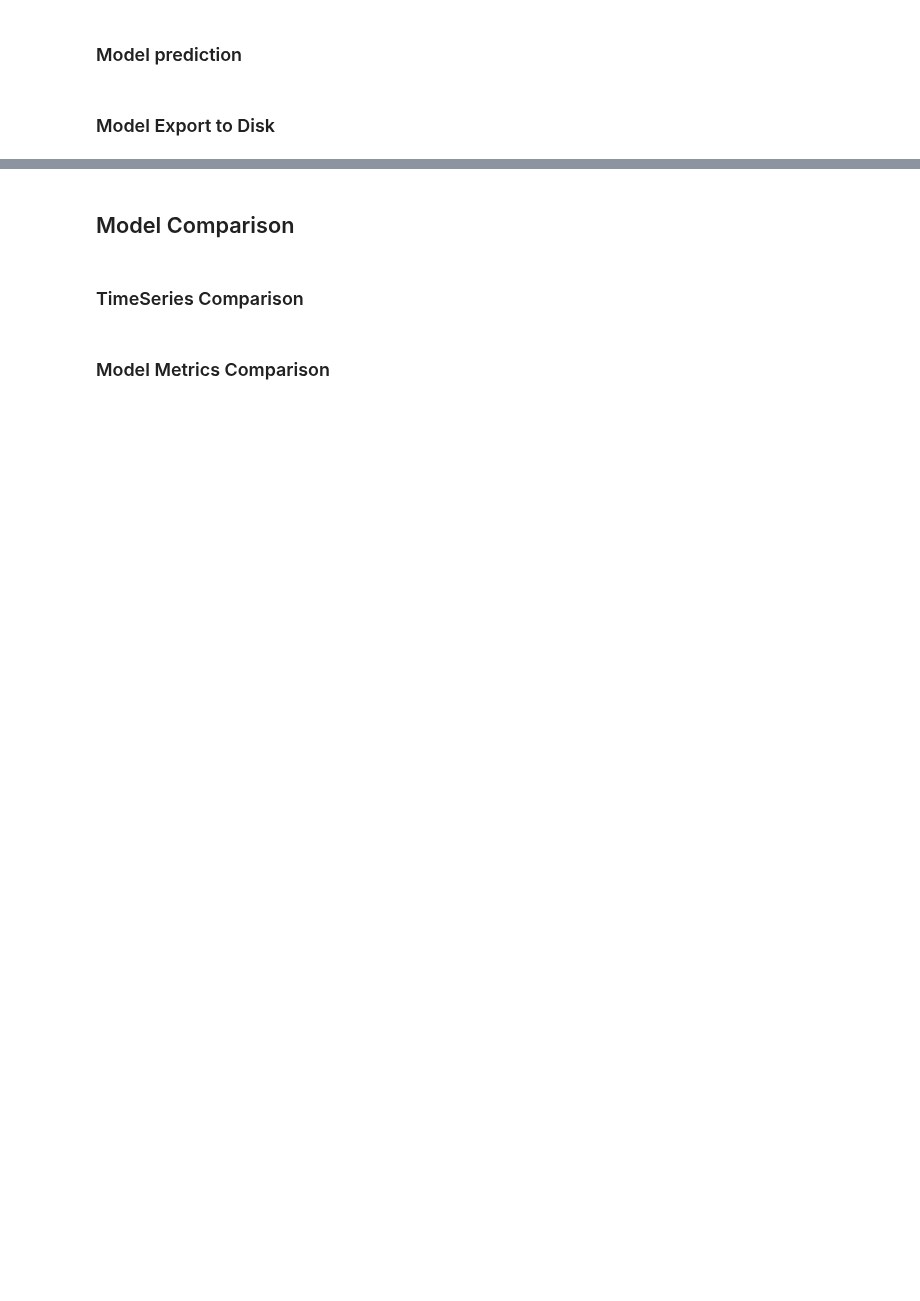
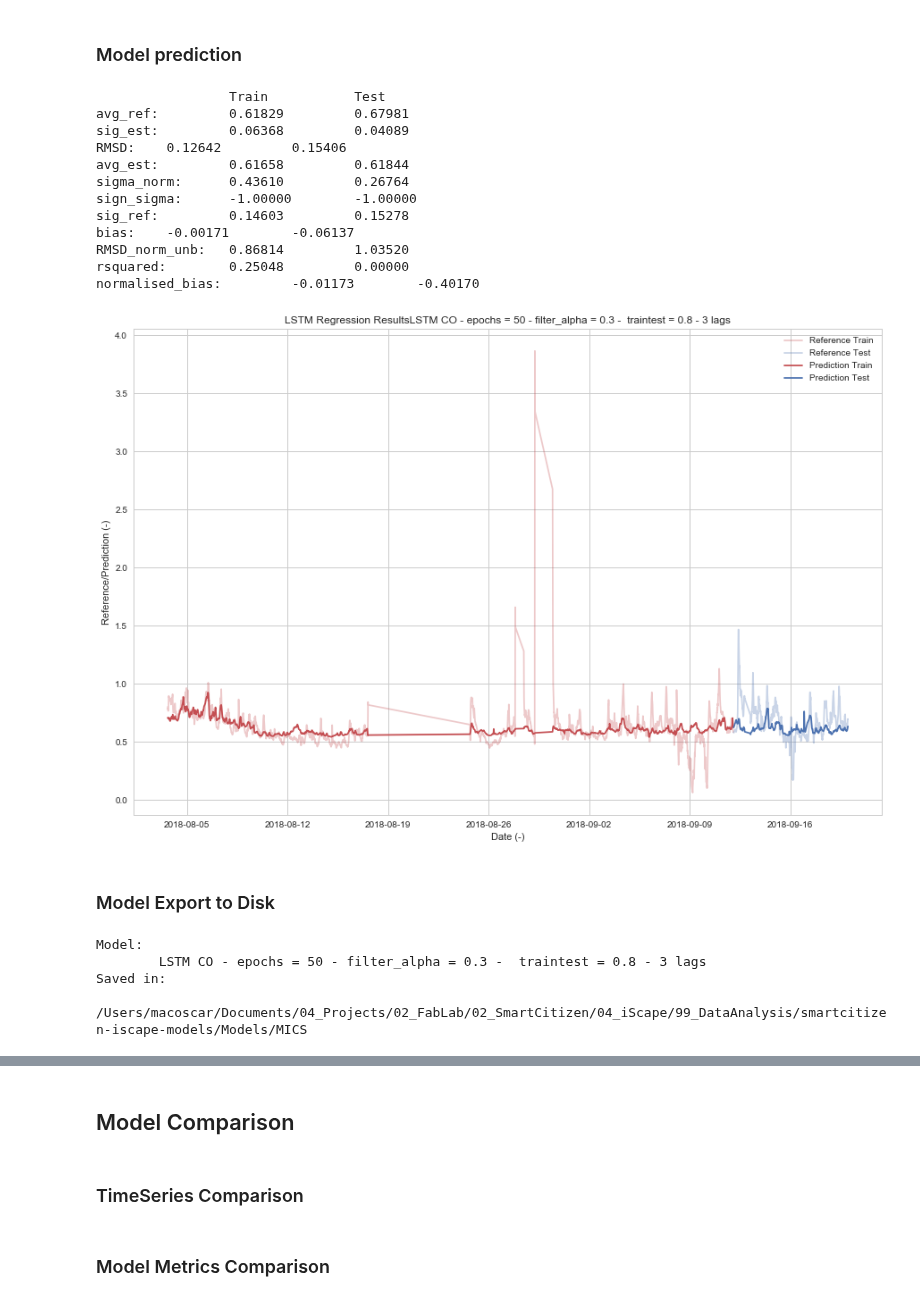
Before and after one commit to fablabbcn/smartcitizen-data, a Jupyter notebook: notebooks/Data-Analysis.ipynb, the cells around one changed output, grey strips where cells are left out. Cells and saved outputs as stored; diff of their text form; code cells hidden in the pictures; blank space fills up the shorter version.

```diff
--- a/notebooks/Data-Analysis.ipynb
+++ b/notebooks/Data-Analysis.ipynb
@@ -1943,30 +2059,46 @@ plot.title('LSTM Regression Results' + model_name_ML)
 plot.ylabel('Reference/Prediction (-)')
 plot.xlabel('Date (-)')
 plot.legend(loc='best')
 plot.show()
 
 ## Put everything in the dict
 dictModel = readings[test_model]['devices'][name_combined_data]
 
 # From https://hackmd.io/Y62wiJw0RaiBfU4Xhv8dQQ#
 dictModel[model_name_ML] = dict()
 dictModel[model_name_ML]['metrics'] = dict()
 dictModel[model_name_ML]['metrics']['train'] = metrics_model_train
 dictModel[model_name_ML]['metrics']['test'] = metrics_model_test
 
 # Model Parameters
 dictModel[model_name_ML]['parameters'] = dict()
 dictModel[model_name_ML]['parameters']['features'] = tuple_features
 dictModel[model_name_ML]['parameters']['ratio_train'] = n_train_periods
 dictModel[model_name_ML]['parameters']['scalerX'] = scalerX
 dictModel[model_name_ML]['parameters']['scalery'] = scalery
+dictModel[model_name_ML]['parameters']['n_lags'] = n_lags
+dictModel[model_name_ML]['parameters']['alpha_filter'] = alpha_filter
 
 dictModel[model_name_ML]['data'] = dict()
 dictModel[model_name_ML]['data']['train'] = dataFrameTrain
 dictModel[model_name_ML]['data']['test'] = dataFrameTest
 dictModel[model_name_ML]['model'] = model
 
 # Put it back in the readings dataframe
 readings[test_model]['devices'][name_combined_data]['model'][model_name_ML] = dictModel[model_name_ML]
 readings[test_model]['devices'][model_name_ML] = dict()
 readings[test_model]['devices'][model_name_ML]['data'] = dataFrameExport
+# %% [output]
+                 Train           Test
+avg_ref:         0.61829         0.67981
+sig_est:         0.06368         0.04089
+RMSD:    0.12642         0.15406
+avg_est:         0.61658         0.61844
+sigma_norm:      0.43610         0.26764
+sign_sigma:      -1.00000        -1.00000
+sig_ref:         0.14603         0.15278
+bias:    -0.00171        -0.06137
+RMSD_norm_unb:   0.86814         1.03520
+rsquared:        0.25048         0.00000
+normalised_bias:         -0.01173        -0.40170
+[figure, added]
@@ -2032,9 +2107,12 @@ plot.ylim([0,1])
 # %%
 from os.path import join
 from sklearn.externals import joblib
-from os import getcwd
+import json
 
-modelDirML = join(getcwd(), 'models/export')
+directory = '/Users/macoscar/Documents/04_Projects/02_FabLab/02_SmartCitizen/04_iScape/99_DataAnalysis/smartcitizen-iscape-models/'
+modelType = 'MICS' # MICS, ALPHASENSE OR PMS
+modelDirML = join(directory, 'Models/', modelType)
+summaryDir = join(directory, 'Models/summary.json')
 filenameML = join(modelDirML, model_name_ML)
 
 # Save everything
@@ -2045,4 +2123,17 @@ with open(filenameML + "_model.json", "w") as json_file:
     json_file.write(model_json)
 
 model.save_weights(filenameML + "_model.h5")
-print("Model " + model_name_ML + " saved in: " + modelDirML)
+print("Model: \n\t" + model_name_ML + "\nSaved in:\n\t" + modelDirML)
+
+summary = json.load(open(summaryDir, 'r'))
+summary[modelType][model_name_ML] = dict()
+summary[modelType][model_name_ML] = ''
+
+with open(summaryDir, 'w') as json_file:
+    json_file.write(json.dumps(summary))
+    json_file.close()
+# %% [output]
+Model:
+        LSTM CO - epochs = 50 - filter_alpha = 0.3 -  traintest = 0.8 - 3 lags
+Saved in:
+        /Users/macoscar/Documents/04_Projects/02_FabLab/02_SmartCitizen/04_iScape/99_DataAnalysis/smartcitizen-iscape-models/Models/MICS
```
Also changed, not shown: parts of 20 cells of this notebook, 1 other file.
